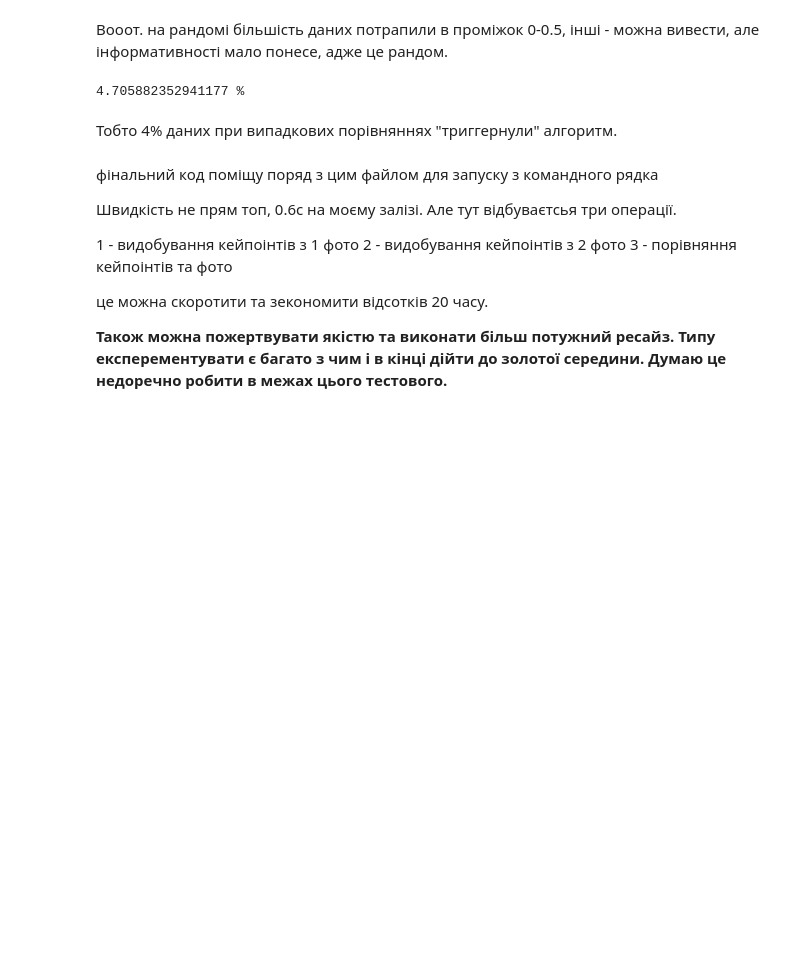
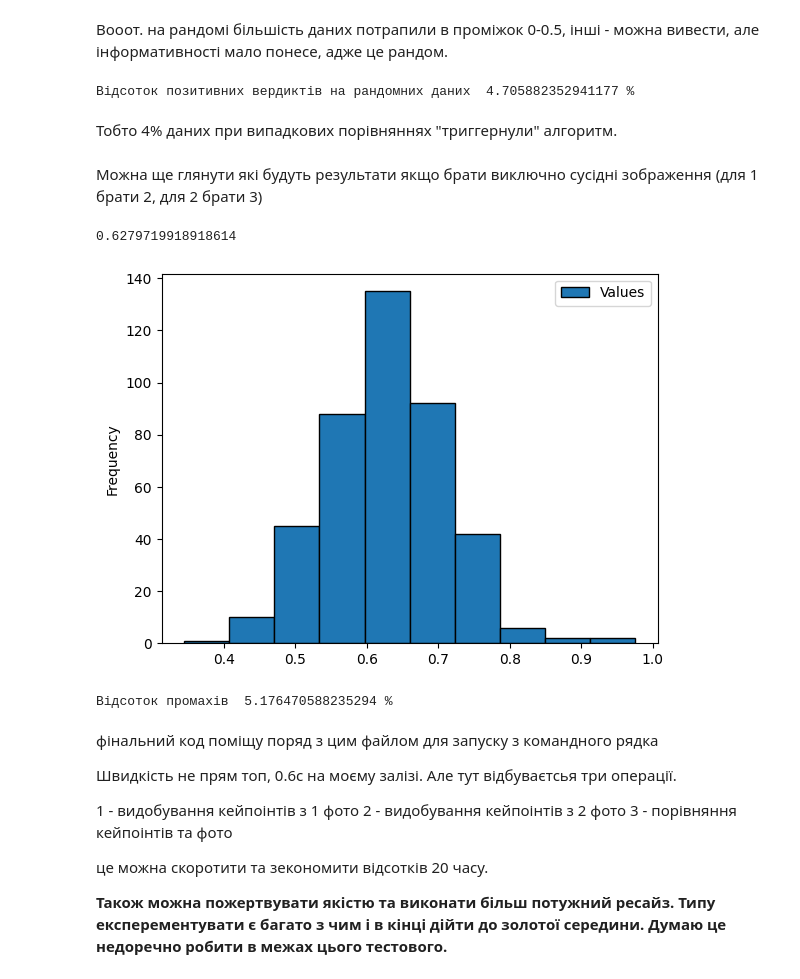
Before and after one commit to ioretcio/images_similarity_by_keypoints, a Jupyter notebook: test.ipynb, the cells around one changed output. Drawn from its saved outputs; the diff is of its cells as text; code cells hidden in the pictures; blank space fills up the shorter version.

```diff
--- a/test.ipynb
+++ b/test.ipynb
@@ -409,11 +409,28 @@ print(np.average(confs_shufled))
 # %% [markdown]
 Вооот. на рандомі більшість даних потрапили в проміжок 0-0.5, інші - можна вивести, але інформативності мало понесе, адже це рандом.
 # %%
-print(100*( sum(1 for num in confs_shufled if num >0.5)/425  ), "%")
+print( "Відсоток позитивних вердиктів на рандомних даних ",100*( sum(1 for num in confs_shufled if num >0.5)/425  ), "%")
 # %% [output]
-4.705882352941177 %
+Відсоток позитивних вердиктів на рандомних даних  4.705882352941177 %
 # %% [markdown]
 Тобто 4% даних при випадкових порівняннях "триггернули" алгоритм.
+# %% [markdown]
+Можна ще глянути які будуть результати якщо брати виключно сусідні зображення (для 1 брати 2, для 2 брати 3)
+# %%
+confs_nearby = []
+
+for index in range(267,690):
+    confs_nearby.append(calculateSimilarity( os.path.join("dataset\\RGB\\uav_images\\", f"DJI_0{index}.JPG"),  os.path.join("dataset\\RGB\\sat_images\\", f"DJI_0{index+1}.JPG")       ))
+df = pd.DataFrame(confs_nearby, columns=['Values'])
+df.plot.hist(bins=10, edgecolor='black')
+print(np.average(confs_nearby))
+# %% [output]
+0.6279719918918614
+[figure, added]
+# %%
+print("Відсоток промахів ", 100*( sum(1 for num in confs_nearby if num < 0.5)/425  ), "%")
+# %% [output]
+Відсоток промахів  5.176470588235294 %
 # %% [markdown]
 фінальний код поміщу поряд з цим файлом для запуску з командного рядка
 
```
Also changed, not shown: parts of 1 cell of this notebook.
